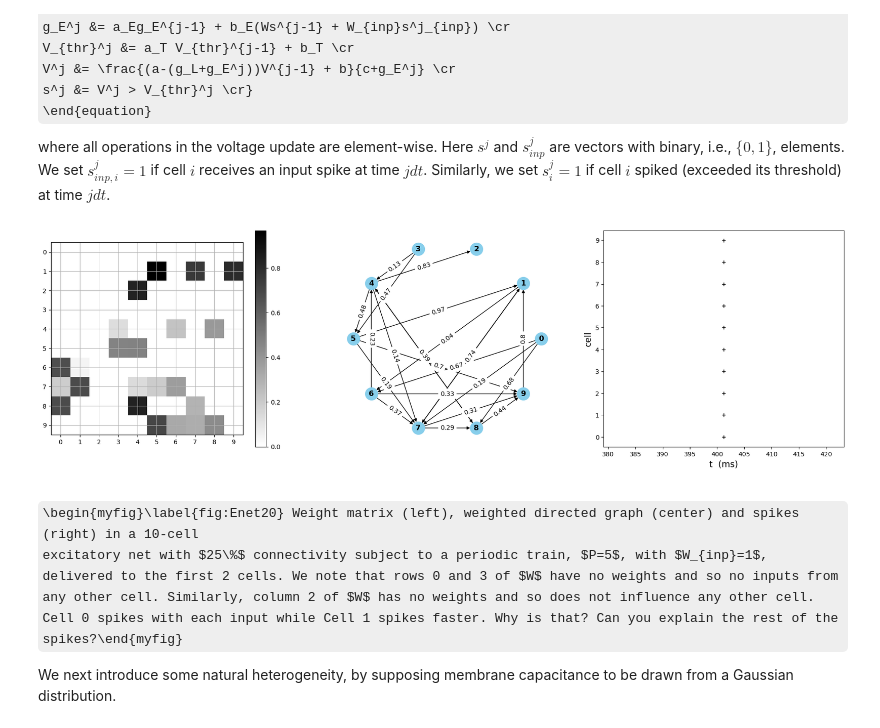
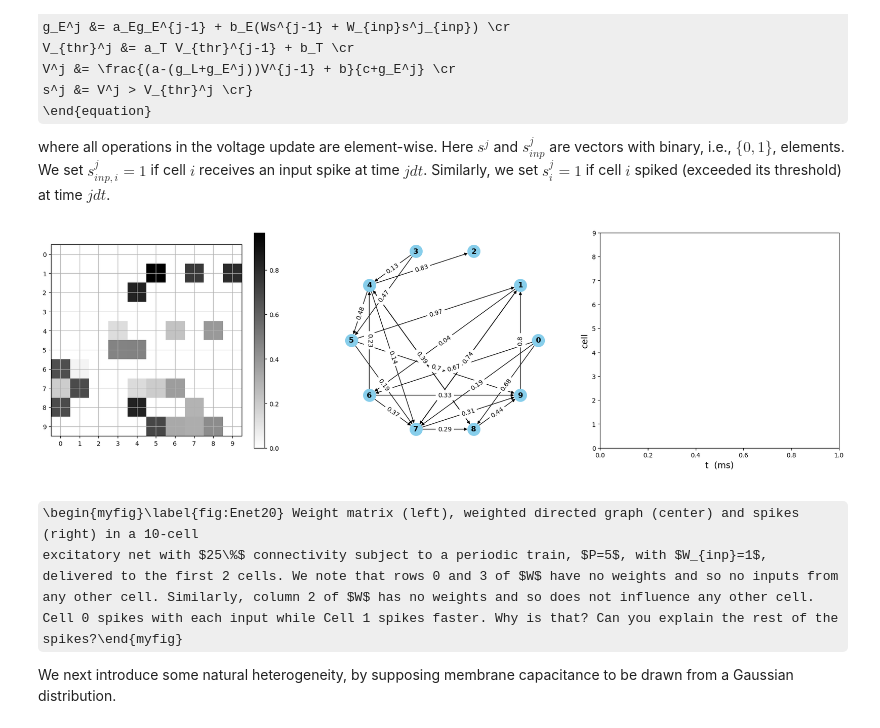
Before and after one commit to steve-cox-LA/EGlove, a Jupyter notebook: TassPlatform.ipynb, the cells around one changed output. Cells and saved outputs as stored; diff of their text form; code cells hidden in the pictures; some formulas as TeX source.

```diff
--- a/TassPlatform.ipynb
+++ b/TassPlatform.ipynb
@@ -872,7 +868,10 @@ spikes. We have trimmed the previous code blocks to just show these spikes.
 import numpy as np
 import matplotlib.pyplot as plt
 import math
-from scipy.sparse import random_array
+import scipy as sp
+import time
+
+
 
 fig, ax = plt.subplots(figsize=(6, 2))
 
@@ -896,12 +895,13 @@ Cm = rng.normal(3, 3*0.05, N)
 
 # Generate the sparse weight matrix without self connections
 density = 0.07  # 7% of the elements will be non-zero
-spW = random_array((N, N), density=density, format='csr', random_state=rng)
+spW = sp.sparse.random_array((N, N), density=density, format='csr', random_state=rng)
 spW.setdiag(0)
 spW.eliminate_zeros()
-mW = np.mean(spW)
-print(mW)
+#mW = np.mean(spW)
+#print(mW)
 spW = kappa*spW/N
+Wrow, Wcol, values = sp.sparse.find(spW)
 
 aE = (2*tausyn-dt)/(2*tausyn+dt)
 bE = 2/(2*tausyn+dt)
@@ -931,11 +931,19 @@ next_noise = rng.exponential(
     size=N
 )
 
+start_time = time.perf_counter()
+
 for j in range(1,Nt):
 
     t = j*dt
 
-    gsyn = aE*gsyn + bE*spW@(T + td == t)   # there is a better way to do this
+    gsyn = aE*gsyn + bE*spW@(T + td == t)
+
+    #arriving_spikes = np.where(T + td == t)[0]
+    #for asp in arriving_spikes:
+    #    post = Wrow[np.where(Wcol==asp)]
+    #    for p in post:
+    #        gsyn[p] += bE*spW[p,asp]
 
     g_noise = aE*g_noise
 
@@ -944,10 +952,7 @@ for j in range(1,Nt):
     if np.any(events):
         n_events = events.sum()
         g_noise[events] += kappa_noise
-        next_noise[events] += rng.exponential(
-            1000.0 / f_noise,
-            size=n_events
-        )
+        next_noise[events] += rng.exponential(1000.0 / f_noise, size=n_events)
 
     V = ( (a - (gleak + gsyn + g_noise))*V + b ) /  (c + gsyn + g_noise)
 
@@ -966,6 +971,9 @@ for j in range(1,Nt):
         for ind in fsp:
             ax.plot(t/1000,1+ind,'k.')
 
+end_time = time.perf_counter()
+print(f"Elapsed time: {end_time - start_time:.6f} seconds")
+
 ax.set_xlabel('t (s)',fontsize=14)
 ax.set_ylabel('cell', color='k', fontsize=14);
 # %% [output]
@@ -973 +981,7 @@ ax.set_ylabel('cell', color='k', fontsize=14);
 [figure]
+# %%
+import numpy as np
+x = np.array([1,2,3])
+loc = np.where(x+1 == 3)[0]
+for sp in loc:
+    print(sp)
@@ -1336,7 +1475,7 @@ ax2.set_aspect('equal')
 
 # now use it in a network
 
-Tfin = 500
+Tfin = 100
 dt = 0.1
 Nt = math.ceil(Tfin/dt)
 P = 5
@@ -1376,34 +1515,34 @@ c = a + gleak
 
 for j in range(1,Nt-1):
 
     t = j*dt
 
     spin = (t/P==round(t/P))
 
     gE = aE*gE + bE*(spW@sp + spin*Win)
 
     V = ( (a - (gleak + gE))*V + b ) /  (c + gE)
 
     Vthr = aT*Vthr + bT
 
     ref = np.where( t-T < tref )
     V[ref] = Vres
 
     sp = (V>Vthr)
 
     if sum(sp)>0:
         fsp = np.where(sp>0)[0]
         T[fsp] = t
         V[fsp] = Vres
         Vthr[fsp] = Vthrspike
         for ind in fsp:
             ax3.plot(t,ind,'k+')
 
 ax3.set_yticks(np.linspace(0,9,10))
 ax3.set_xlabel('t  (ms)', fontsize=14)
 ax3.set_ylabel('cell', fontsize=14);
 # %% [output]
-[figure, old version]
+[figure, new version]
 # %% [markdown]
 \begin{myfig}\label{fig:Enet20} Weight matrix (left), weighted directed graph (center) and spikes (right) in a 10-cell
 excitatory net with $25\%$ connectivity subject to a periodic train, $P=5$, with $W_{inp}=1$,
```
Also changed, not shown: parts of 8 cells of this notebook.
